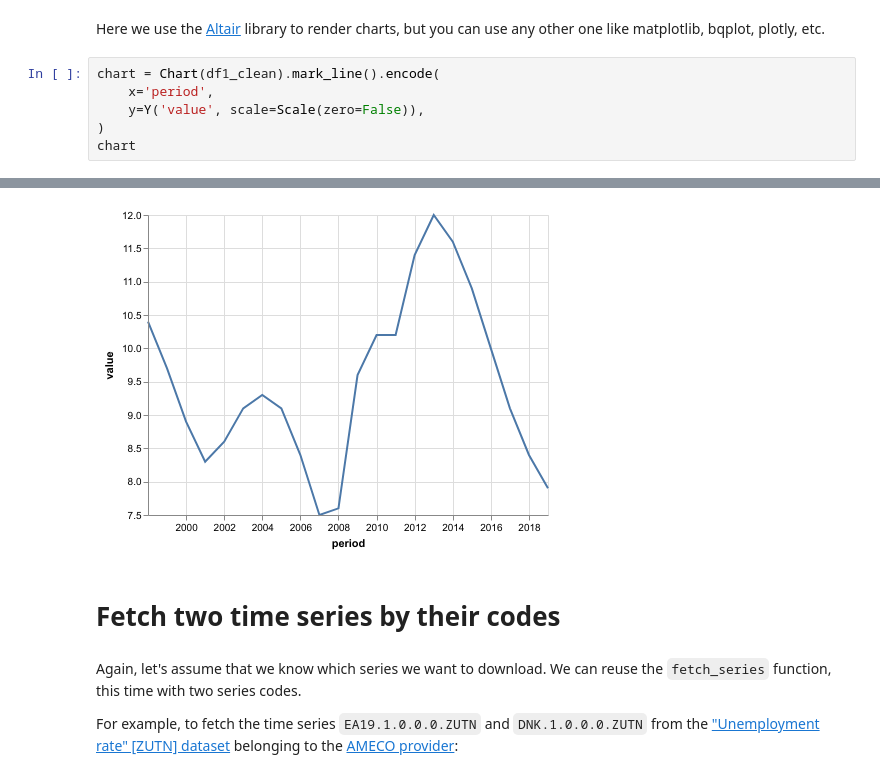
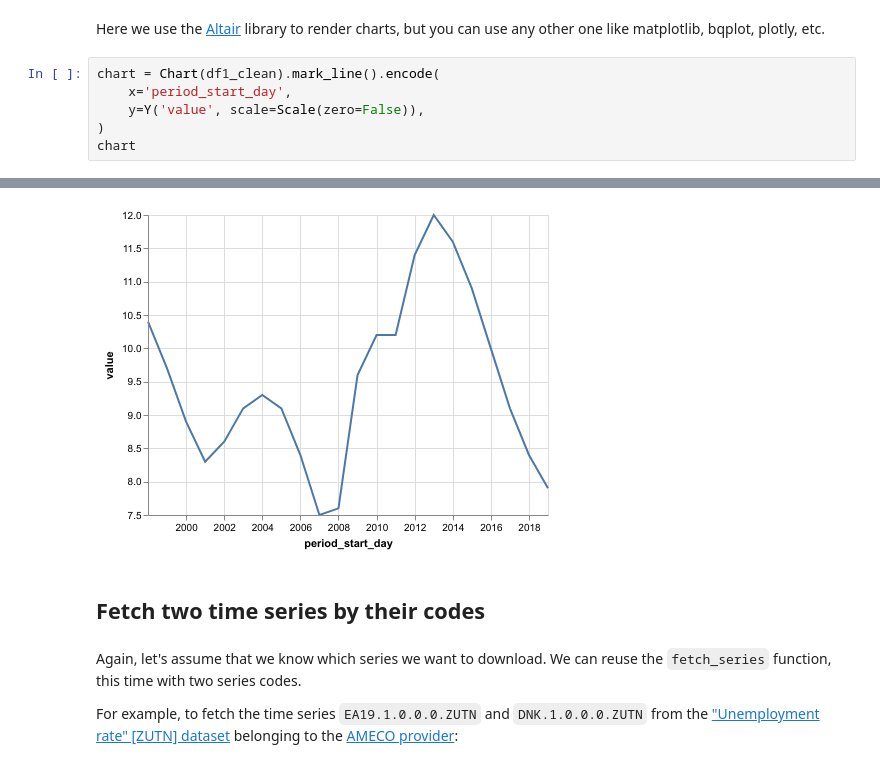
Before and after one commit to ceschi/dbnomics-python-client, a Jupyter notebook: index.ipynb, the cells around one changed output, grey strips where cells are left out. Drawn from its saved outputs; the diff is of its cells as text.

```diff
--- a/index.ipynb
+++ b/index.ipynb
@@ -77,15 +81,15 @@ df1_clean.head()
 Here we use the [Altair](https://altair-viz.github.io/) library to render charts, but you can use any other one like matplotlib, bqplot, plotly, etc.
 # %%
 chart = Chart(df1_clean).mark_line().encode(
-    x='period',
+    x='period_start_day',
     y=Y('value', scale=Scale(zero=False)),
 )
 chart
 # %% [output]
 [interactive output not drawn]
-[figure, old version]
+[figure, new version]
 # %% [markdown]
-# Fetch two time series by their codes
+## Fetch two time series by their codes
 # %% [markdown]
 Again, let's assume that we know which series we want to download. We can reuse the `fetch_series` function, this time with two series codes.
 
```
Also changed, not shown: parts of 21 cells of this notebook, 4 other files.
